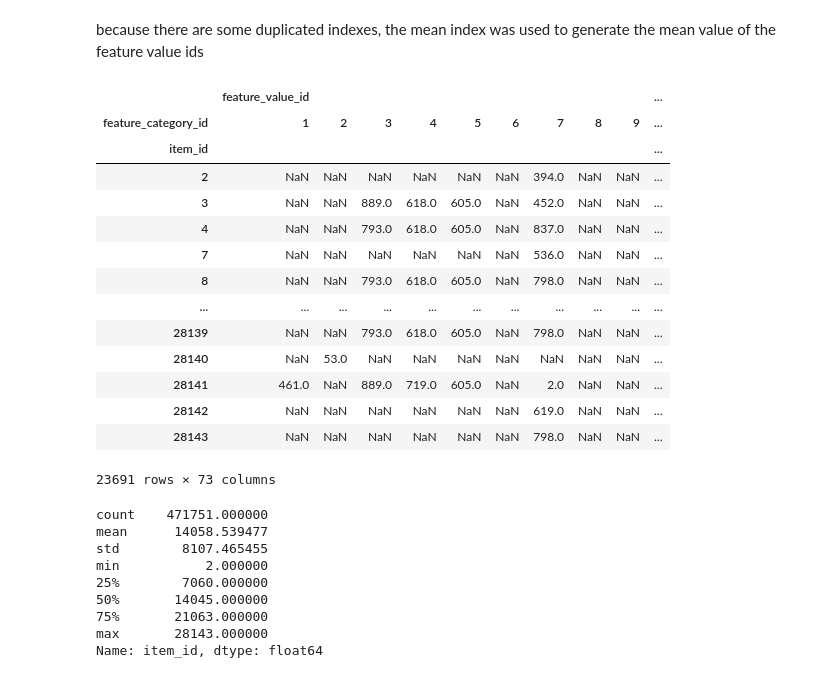
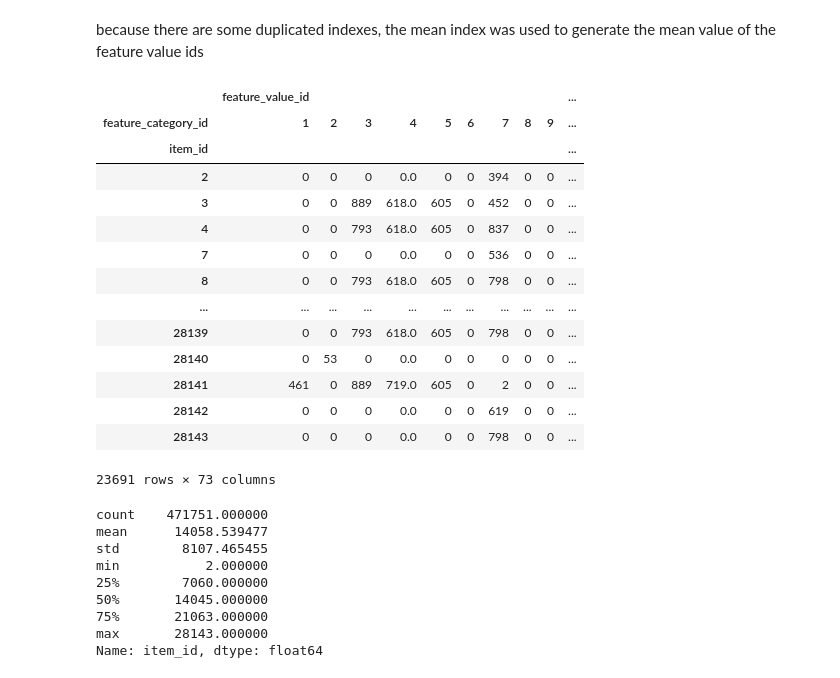
Before and after one commit to Ananassio/Data-Science_lab, a Jupyter notebook: Project/Data.ipynb, the cells around one changed output. Cells and saved outputs as stored; diff of their text form; code cells hidden in the pictures.

```diff
--- a/Project/Data.ipynb
+++ b/Project/Data.ipynb
@@ -140,22 +132,22 @@ dtype: int64
 # %% [markdown]
 because there are some duplicated indexes, the mean index was used to generate the mean value of the feature value ids
 # %%
-features.pivot_table(index='item_id',columns='feature_category_id', aggfunc='mean')
+features.pivot_table(index='item_id',columns='feature_category_id',  fill_value=0)
 # %% [output]
 |  | feature_value_id |  |  |  |  |  |  |  |  | ... |
 | feature_category_id | 1 | 2 | 3 | 4 | 5 | 6 | 7 | 8 | 9 | ... |
 | item_id |  |  |  |  |  |  |  |  |  | ... |
-| 2 | NaN | NaN | NaN | NaN | NaN | NaN | 394.0 | NaN | NaN | ... |
-| 3 | NaN | NaN | 889.0 | 618.0 | 605.0 | NaN | 452.0 | NaN | NaN | ... |
-| 4 | NaN | NaN | 793.0 | 618.0 | 605.0 | NaN | 837.0 | NaN | NaN | ... |
-| 7 | NaN | NaN | NaN | NaN | NaN | NaN | 536.0 | NaN | NaN | ... |
-| 8 | NaN | NaN | 793.0 | 618.0 | 605.0 | NaN | 798.0 | NaN | NaN | ... |
+| 2 | 0 | 0 | 0 | 0.0 | 0 | 0 | 394 | 0 | 0 | ... |
+| 3 | 0 | 0 | 889 | 618.0 | 605 | 0 | 452 | 0 | 0 | ... |
+| 4 | 0 | 0 | 793 | 618.0 | 605 | 0 | 837 | 0 | 0 | ... |
+| 7 | 0 | 0 | 0 | 0.0 | 0 | 0 | 536 | 0 | 0 | ... |
+| 8 | 0 | 0 | 793 | 618.0 | 605 | 0 | 798 | 0 | 0 | ... |
 | ... | ... | ... | ... | ... | ... | ... | ... | ... | ... | ... |
-| 28139 | NaN | NaN | 793.0 | 618.0 | 605.0 | NaN | 798.0 | NaN | NaN | ... |
-| 28140 | NaN | 53.0 | NaN | NaN | NaN | NaN | NaN | NaN | NaN | ... |
-| 28141 | 461.0 | NaN | 889.0 | 719.0 | 605.0 | NaN | 2.0 | NaN | NaN | ... |
-| 28142 | NaN | NaN | NaN | NaN | NaN | NaN | 619.0 | NaN | NaN | ... |
-| 28143 | NaN | NaN | NaN | NaN | NaN | NaN | 798.0 | NaN | NaN | ... |
+| 28139 | 0 | 0 | 793 | 618.0 | 605 | 0 | 798 | 0 | 0 | ... |
+| 28140 | 0 | 53 | 0 | 0.0 | 0 | 0 | 0 | 0 | 0 | ... |
+| 28141 | 461 | 0 | 889 | 719.0 | 605 | 0 | 2 | 0 | 0 | ... |
+| 28142 | 0 | 0 | 0 | 0.0 | 0 | 0 | 619 | 0 | 0 | ... |
+| 28143 | 0 | 0 | 0 | 0.0 | 0 | 0 | 798 | 0 | 0 | ... |
 23691 rows × 73 columns
 # %%
 features["item_id"].describe()
```
Also changed, not shown: parts of 6 cells of this notebook.
